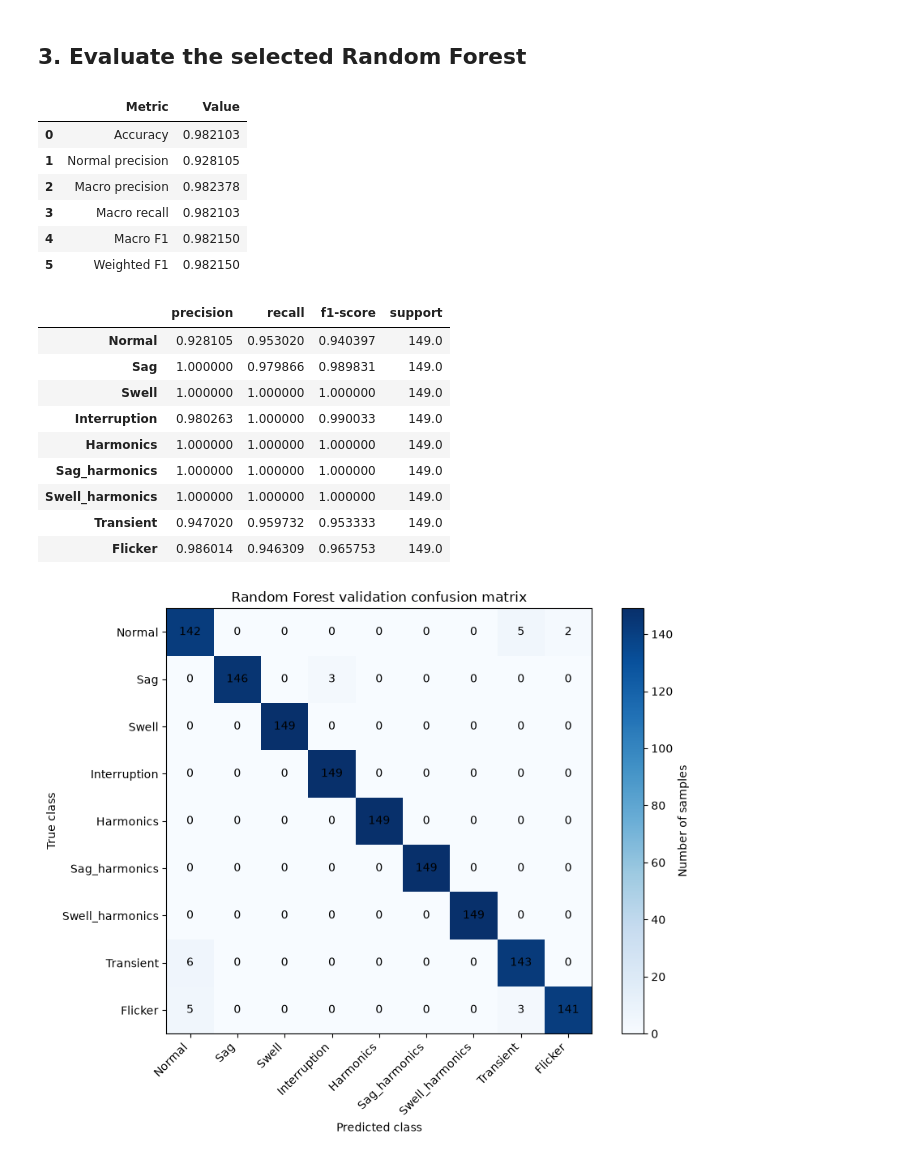
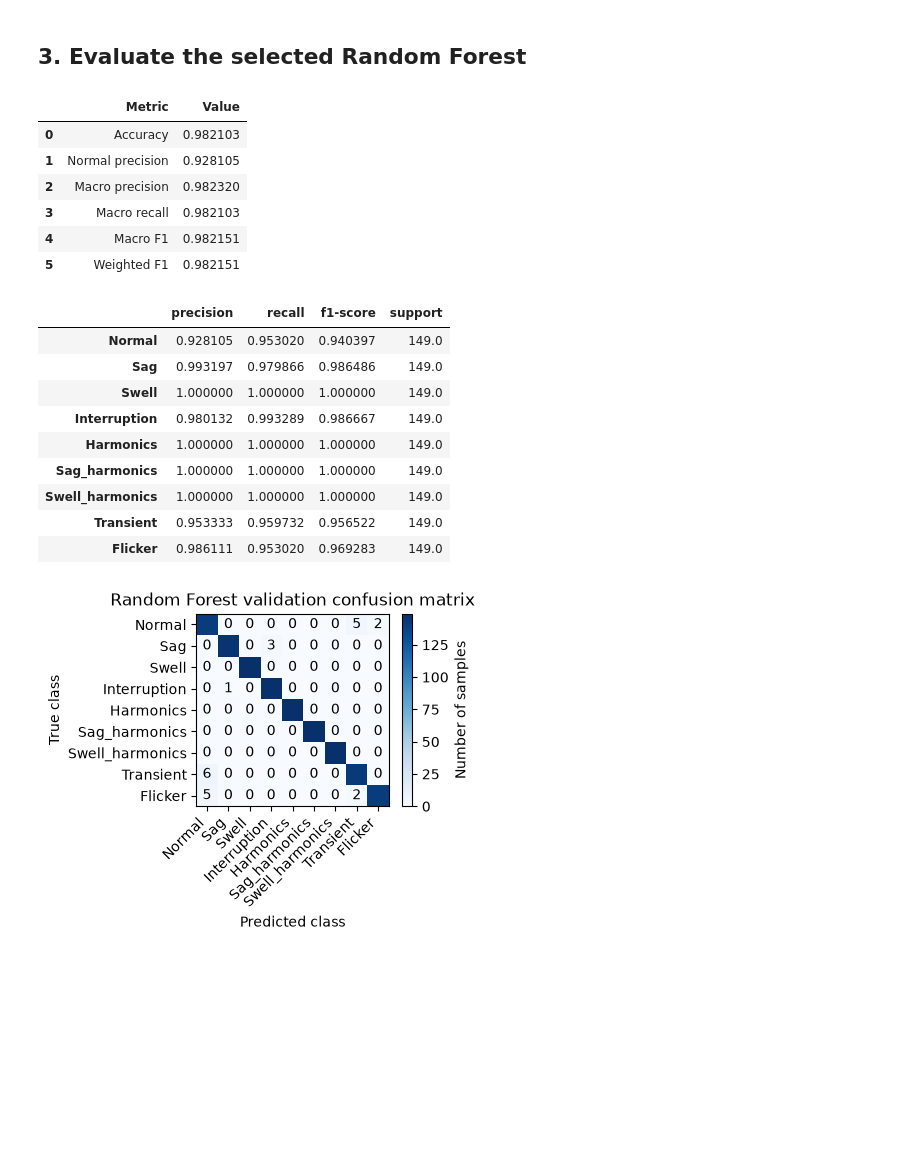
Before and after one commit to Kibestar/EE4C12---Machine-Learning-Project, a Jupyter notebook: Code/02 Task/Vossi/Random_Forest_Task_2_Random_Search.ipynb, the cells around one changed output. Drawn from its saved outputs; the diff is of its cells as text; code cells hidden in the pictures; blank space fills up the shorter version.

Commit message:
RF text and T2 intro change

```diff
--- a/Code/02 Task/Vossi/Random_Forest_Task_2_Random_Search.ipynb
+++ b/Code/02 Task/Vossi/Random_Forest_Task_2_Random_Search.ipynb
@@ -79,7 +77,7 @@ Training samples: 5,364; validation samples: 1,341
 `min_samples_split` is sampled from 5 through 20 inclusive. The three supported split criteria are tested: Gini impurity, entropy, and log loss.
 # %%
 PARAM_DISTRIBUTIONS = {
-    "n_estimators": list(range(50, 501)),
+    "n_estimators": list(range(50, 301)),
     "max_depth": list(range(5, 21)),
     "min_samples_leaf": list(range(1, 9)),
     "criterion": ["gini", "entropy", "log_loss"],
@@ -136,6 +120,16 @@ Selected configuration: {'n_estimators': 316, 'min_samples_split': 18, 'min_samp
 # %% [markdown]
 ## 3. Evaluate the selected Random Forest
 # %%
+import sys
+from matplotlib import figure
+from pathlib import Path
+
+
+# Get the current working directory where the notebook is running
+CURRENT_DIR = Path.cwd()
+REPOSITORY_ROOT = CURRENT_DIR.parents[2]  # Adjust the index (2) based on your folder depth
+sys.path.insert(0, str(CURRENT_DIR))
+
 y_pred = random_search.best_estimator_.predict(X_valid)
 
 metrics = pd.DataFrame({
@@ -149,41 +143,49 @@ metrics = pd.DataFrame({
         f1_score(y_valid, y_pred, average="weighted", zero_division=0),
     ],
 })
 display(metrics)
 
 report = pd.DataFrame(classification_report(y_valid, y_pred, labels=CLASS_NAMES, output_dict=True, zero_division=0)).T
 display(report.loc[CLASS_NAMES, ["precision", "recall", "f1-score", "support"]])
 
 confusion = confusion_matrix(y_valid, y_pred, labels=CLASS_NAMES)
-fig, ax = plt.subplots(figsize=(9, 7))
+fig, ax = plt.subplots(figsize=(3.5, 2.5))
 image = ax.imshow(confusion, cmap="Blues")
 for row in range(confusion.shape[0]):
     for column in range(confusion.shape[1]):
-        ax.text(column, row, confusion[row, column], ha="center", va="center")
+        if row != column:
+            ax.text(column, row, confusion[row, column], ha="center", va="center")
 ax.set_xticks(range(len(CLASS_NAMES)), CLASS_NAMES, rotation=45, ha="right")
 ax.set_yticks(range(len(CLASS_NAMES)), CLASS_NAMES)
 ax.set_xlabel("Predicted class")
 ax.set_ylabel("True class")
 ax.set_title("Random Forest validation confusion matrix")
 fig.colorbar(image, ax=ax, label="Number of samples")
-plt.tight_layout()
+
+
+
+output_path = REPOSITORY_ROOT / "Paper - IEEE" / "02_Plots" / "rf_confusion_matrix.pdf"
+output_path.parent.mkdir(parents=True, exist_ok=True)
+plt.savefig(output_path, bbox_inches="tight")
+
+
 plt.show()
 # %% [output]
 |  | Metric | Value |
 | 0 | Accuracy | 0.982103 |
 | 1 | Normal precision | 0.928105 |
-| 2 | Macro precision | 0.982378 |
+| 2 | Macro precision | 0.982320 |
 | 3 | Macro recall | 0.982103 |
-| 4 | Macro F1 | 0.982150 |
-| 5 | Weighted F1 | 0.982150 |
+| 4 | Macro F1 | 0.982151 |
+| 5 | Weighted F1 | 0.982151 |
 |  | precision | recall | f1-score | support |
 | Normal | 0.928105 | 0.953020 | 0.940397 | 149.0 |
-| Sag | 1.000000 | 0.979866 | 0.989831 | 149.0 |
+| Sag | 0.993197 | 0.979866 | 0.986486 | 149.0 |
 | Swell | 1.000000 | 1.000000 | 1.000000 | 149.0 |
-| Interruption | 0.980263 | 1.000000 | 0.990033 | 149.0 |
+| Interruption | 0.980132 | 0.993289 | 0.986667 | 149.0 |
 | Harmonics | 1.000000 | 1.000000 | 1.000000 | 149.0 |
 | Sag_harmonics | 1.000000 | 1.000000 | 1.000000 | 149.0 |
 | Swell_harmonics | 1.000000 | 1.000000 | 1.000000 | 149.0 |
-| Transient | 0.947020 | 0.959732 | 0.953333 | 149.0 |
-| Flicker | 0.986014 | 0.946309 | 0.965753 | 149.0 |
+| Transient | 0.953333 | 0.959732 | 0.956522 | 149.0 |
+| Flicker | 0.986111 | 0.953020 | 0.969283 | 149.0 |
-[figure, old version]
+[figure, new version]
```
Also changed, not shown: parts of 3 cells of this notebook, 4 other files.
